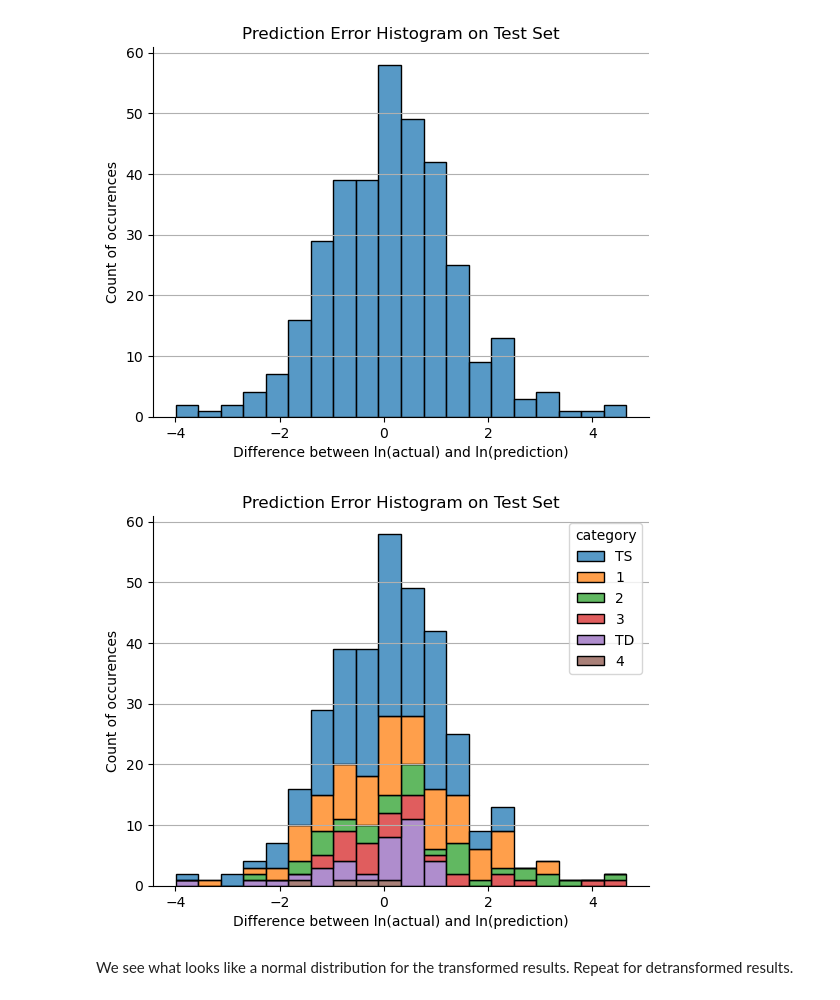
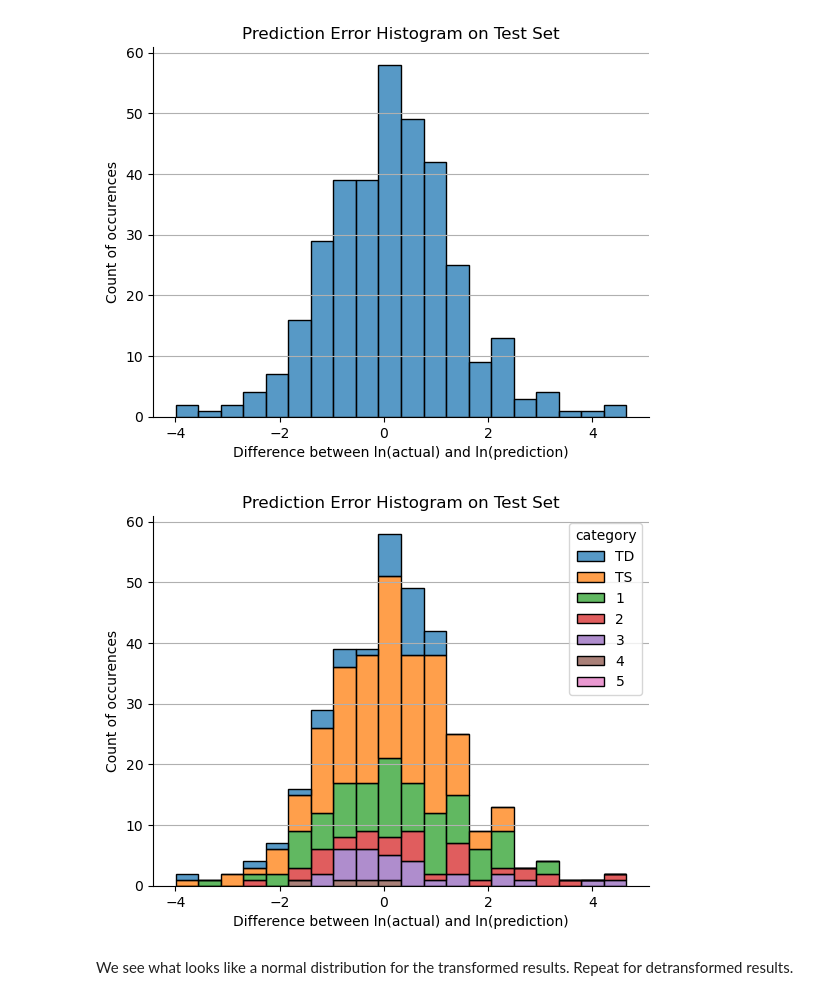
Before and after one commit to MADS696ss25group4/milestone2, a Jupyter notebook: Supervised_Models_RFR_final.ipynb, the cells around one changed output. Saved outputs shown, nothing was run; the diff lists cells and outputs as text; code cells hidden in the pictures.

```diff
--- a/Supervised_Models_RFR_final.ipynb
+++ b/Supervised_Models_RFR_final.ipynb
@@ -1738,20 +1738,33 @@ plt.show()
 [figure]
 # %%
 fig, ax = plt.subplots()
+
+desired_order = ['TD',
+                 'TS',
+                 '1',
+                 '2',
+                 '3',
+                 '4',
+                 '5',
+                 ]
+
 sns.histplot(data=df_compare,
              x = 'delta',
              hue='category',
-             multiple='stack'
+             hue_order=desired_order,
+             multiple='stack',
+             legend=True
              )
 plt.title('Prediction Error Histogram on Test Set')
 plt.xlabel('Difference between ln(actual) and ln(prediction)')
 plt.ylabel('Count of occurences')
 plt.grid(axis='y')
 ax.spines['top'].set_visible(False)
 ax.spines['right'].set_visible(False)
+# ax.legend()
 plt.show()
 # %% [output]
-[figure, old version]
+[figure, new version]
 # %% [markdown]
 We see what looks like a normal distribution for the transformed results. Repeat for detransformed results.
 # %%
```
